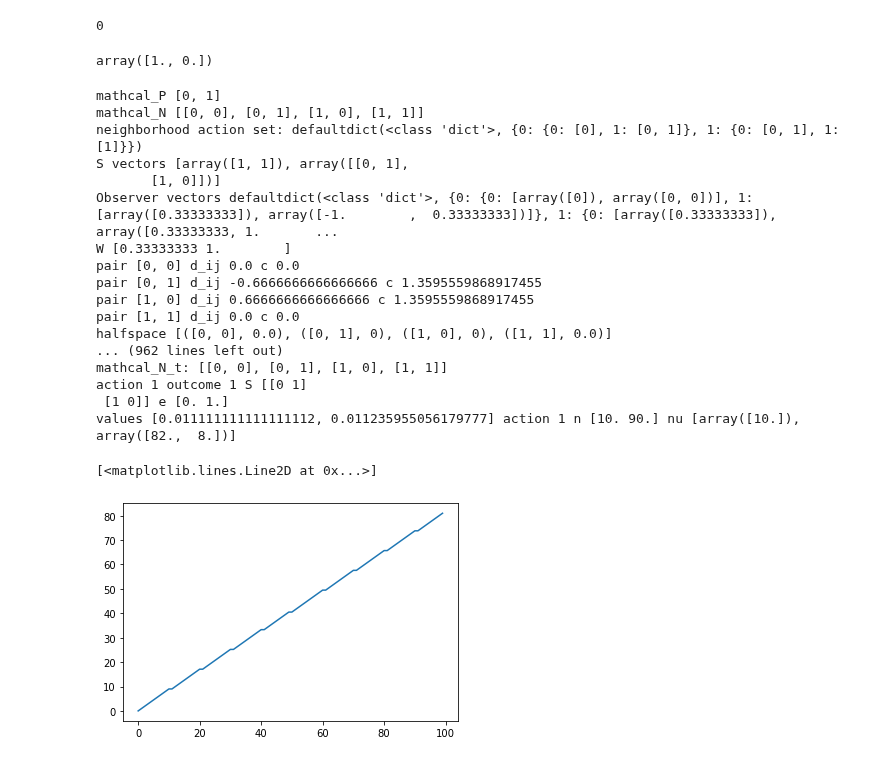
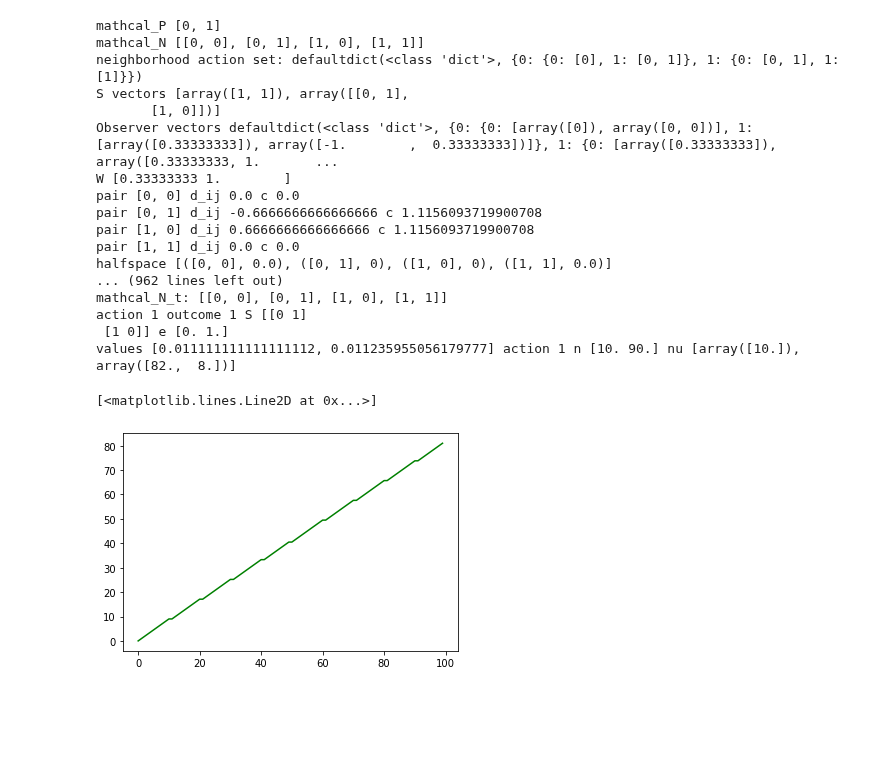
Before and after one commit to MaxHeuillet/partial-monitoring-algos, a Jupyter notebook: synthetic_case.ipynb, the cells around one changed output. Drawn from its saved outputs; the diff is of its cells as text; code cells hidden in the pictures; blank space fills up the shorter version.

```diff
--- a/synthetic_case.ipynb
+++ b/synthetic_case.ipynb
@@ -286,62 +270,50 @@ class SyntheticCase:
 
         return action_counter
-# %%
-
-
-
-
-LossMatrix = np.array( [ [1, 0], [0, 1] ] )
-i = optimal_action(LossMatrix, )
-# %% [output]
-0
-# %%
-FeedbackMatrix =  np.array([ [1, 1],[1, 0] ])
-e = np.eye(2)
-S = geometry.global_signal(FeedbackMatrix)
-S2 = geometry_v2.get_signal_matrices(FeedbackMatrix)
-S[1] @ e[1]
-# %% [output]
-array([1., 0.])
 # %%
 n_cores = 16
 horizon = 100
 n_folds = 25
 
 LossMatrix = np.array( [ [1, 0], [0, 1] ] )
 FeedbackMatrix =  np.array([ [1, 1],[1, 0] ])
+outcome_distribution = {'spam':0.05,'ham':0.95}
 
-task = SyntheticCase(LossMatrix, FeedbackMatrix, horizon)
-result = task.cpb_vanilla_v2( 1.5, 5)
-regret = np.cumsum( np.array( [ task.delta(i) for i in range(2) ] ).T @ result )
-plt.plot(regret)
+task = SyntheticCase(LossMatrix, FeedbackMatrix, horizon, outcome_distribution)
+result = task.cpb_vanilla_v2( 1.01, 5)
+# regret = np.cumsum( np.array( [ task.delta(i) for i in range(2) ] ).T @ result )
+# plt.plot(regret)
+
+game = games.apple_tasting(False, outcome_distribution)
+regret= np.array([ game.delta(i) for i in range(game.n_actions) ]).T @ result
+plt.plot(   regret , label = 'Bianchi', color = 'green' )
 
 # result =  eval_feedexp_parallel(task, n_cores, n_folds, horizon, True, 'Piccolboni' )
 # plt.plot(  np.mean( result , 0 ) , label = 'Piccolboni', color = 'green' )
 
 # result =  eval_feedexp_parallel(task, n_cores, n_folds, horizon, True, 'Bianchi' )
 # plt.plot(  np.mean( result , 0 ) , label = 'Bianchi', color = 'orange' )
 
 # plt.legend()
 # %% [output]
 mathcal_P [0, 1]
 mathcal_N [[0, 0], [0, 1], [1, 0], [1, 1]]
 neighborhood action set: defaultdict(<class 'dict'>, {0: {0: [0], 1: [0, 1]}, 1: {0: [0, 1], 1: [1]}})
 S vectors [array([1, 1]), array([[0, 1],
        [1, 0]])]
 Observer vectors defaultdict(<class 'dict'>, {0: {0: [array([0]), array([0, 0])], 1: [array([0.33333333]), array([-1.        ,  0.33333333])]}, 1: {0: [array([0.33333333]), array([0.33333333, 1.       ...
 W [0.33333333 1.        ]
 pair [0, 0] d_ij 0.0 c 0.0
-pair [0, 1] d_ij -0.6666666666666666 c 1.3595559868917455
-pair [1, 0] d_ij 0.6666666666666666 c 1.3595559868917455
+pair [0, 1] d_ij -0.6666666666666666 c 1.1156093719900708
+pair [1, 0] d_ij 0.6666666666666666 c 1.1156093719900708
 pair [1, 1] d_ij 0.0 c 0.0
 halfspace [([0, 0], 0.0), ([0, 1], 0), ([1, 0], 0), ([1, 1], 0.0)]
 ... (962 lines left out)
 mathcal_N_t: [[0, 0], [0, 1], [1, 0], [1, 1]]
 action 1 outcome 1 S [[0 1]
  [1 0]] e [0. 1.]
 values [0.011111111111111112, 0.011235955056179777] action 1 n [10. 90.] nu [array([10.]), array([82.,  8.])]
 [<matplotlib.lines.Line2D at 0x...>]
-[figure, old version]
+[figure, new version]
 # %%
 n_cores = 16
 n_folds = 100
```
Also changed, not shown: parts of 7 cells of this notebook, 2 other files.
